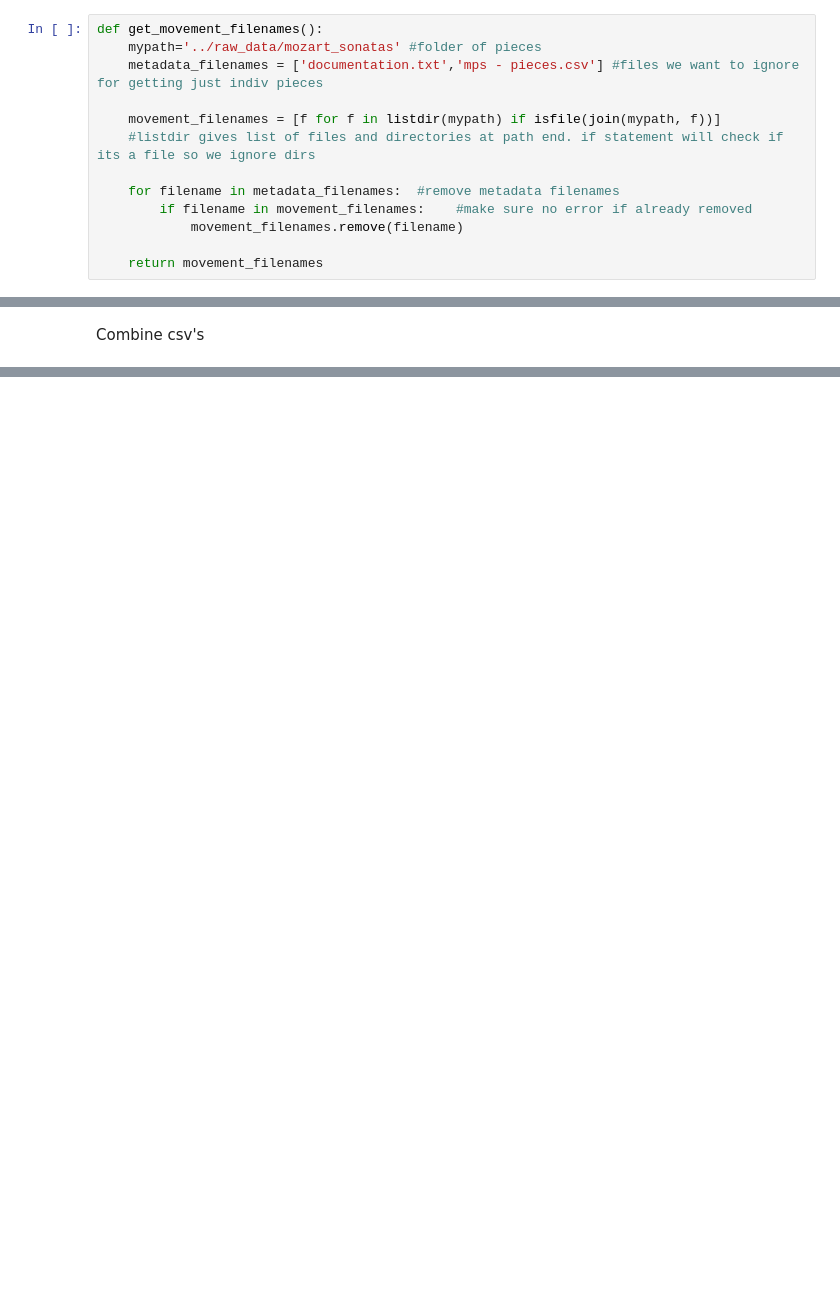
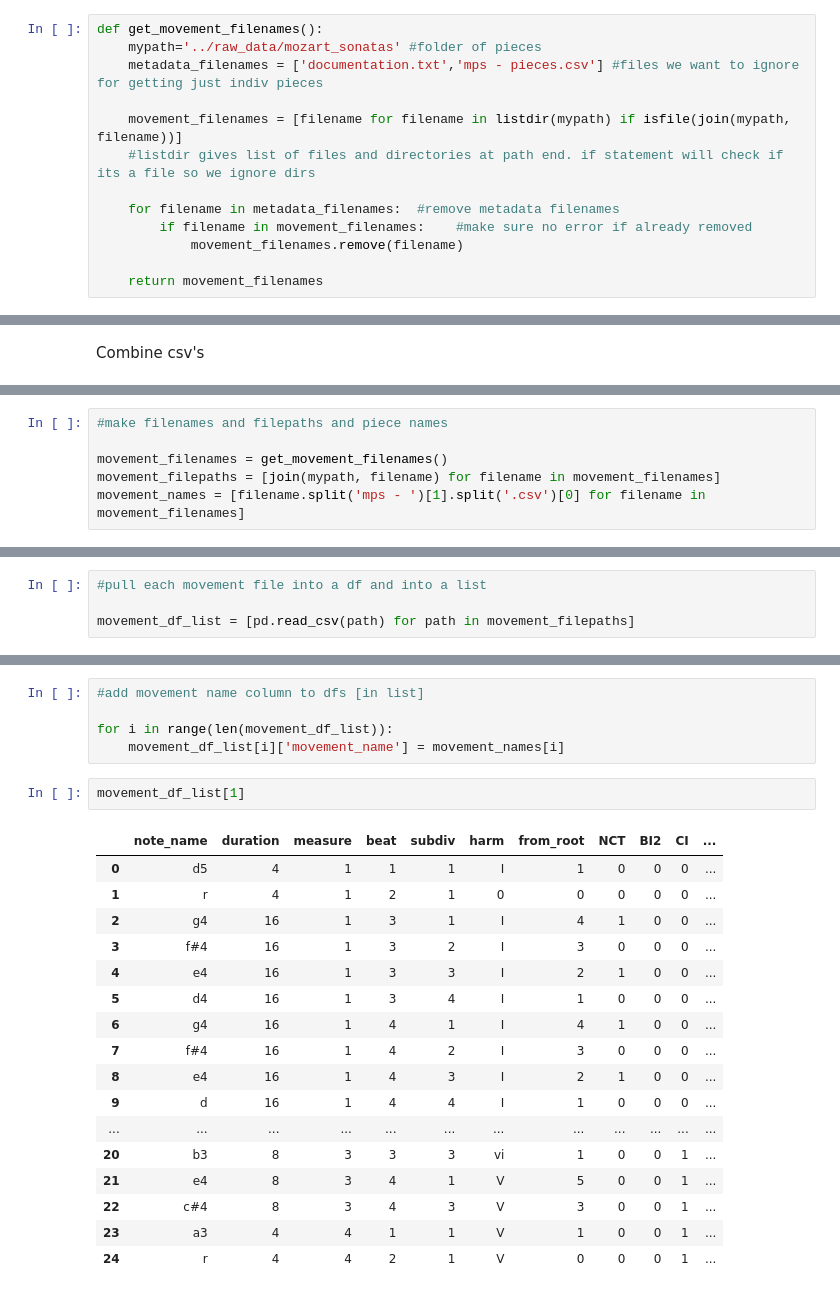
Before and after one commit to sevans47/CoolMelodyProject, a Jupyter notebook: notebooks/csv_combiner.ipynb, the cells around one changed output, grey strips where cells are left out. Drawn from its saved outputs; the diff is of its cells as text; blank space fills up the shorter version.

Commit message:
finished code to make dicts and lists of dataframes of each movement, next need to make functions

```diff
--- a/notebooks/csv_combiner.ipynb
+++ b/notebooks/csv_combiner.ipynb
@@ -30,7 +30,7 @@ def get_movement_filenames():
     mypath='../raw_data/mozart_sonatas' #folder of pieces
     metadata_filenames = ['documentation.txt','mps - pieces.csv'] #files we want to ignore for getting just indiv pieces
 
-    movement_filenames = [f for f in listdir(mypath) if isfile(join(mypath, f))]
+    movement_filenames = [filename for filename in listdir(mypath) if isfile(join(mypath, filename))]
     #listdir gives list of files and directories at path end. if statement will check if its a file so we ignore dirs
 
     for filename in metadata_filenames:  #remove metadata filenames
@@ -91,0 +43,6 @@ pd.read_csv(pieces_filepath)
+# %%
+#make filenames and filepaths and piece names
+
+movement_filenames = get_movement_filenames()
+movement_filepaths = [join(mypath, filename) for filename in movement_filenames]
+movement_names = [filename.split('mps - ')[1].split('.csv')[0] for filename in movement_filenames]
@@ -91,0 +62,4 @@ pd.read_csv(pieces_filepath)
+# %%
+#pull each movement file into a df and into a list
+
+movement_df_list = [pd.read_csv(path) for path in movement_filepaths]
@@ -91,0 +71,25 @@ pd.read_csv(pieces_filepath)
+# %%
+#add movement name column to dfs [in list]
+
+for i in range(len(movement_df_list)):
+    movement_df_list[i]['movement_name'] = movement_names[i]
+# %%
+movement_df_list[1]
+# %% [output]
+|  | note_name | duration | measure | beat | subdiv | harm | from_root | NCT | BI2 | CI | ... |
+| 0 | d5 | 4 | 1 | 1 | 1 | I | 1 | 0 | 0 | 0 | ... |
+| 1 | r | 4 | 1 | 2 | 1 | 0 | 0 | 0 | 0 | 0 | ... |
+| 2 | g4 | 16 | 1 | 3 | 1 | I | 4 | 1 | 0 | 0 | ... |
+| 3 | f#4 | 16 | 1 | 3 | 2 | I | 3 | 0 | 0 | 0 | ... |
+| 4 | e4 | 16 | 1 | 3 | 3 | I | 2 | 1 | 0 | 0 | ... |
+| 5 | d4 | 16 | 1 | 3 | 4 | I | 1 | 0 | 0 | 0 | ... |
+| 6 | g4 | 16 | 1 | 4 | 1 | I | 4 | 1 | 0 | 0 | ... |
+| 7 | f#4 | 16 | 1 | 4 | 2 | I | 3 | 0 | 0 | 0 | ... |
+| 8 | e4 | 16 | 1 | 4 | 3 | I | 2 | 1 | 0 | 0 | ... |
+| 9 | d | 16 | 1 | 4 | 4 | I | 1 | 0 | 0 | 0 | ... |
+| ... | ... | ... | ... | ... | ... | ... | ... | ... | ... | ... | ... |
+| 20 | b3 | 8 | 3 | 3 | 3 | vi | 1 | 0 | 0 | 1 | ... |
+| 21 | e4 | 8 | 3 | 4 | 1 | V | 5 | 0 | 0 | 1 | ... |
+| 22 | c#4 | 8 | 3 | 4 | 3 | V | 3 | 0 | 0 | 1 | ... |
+| 23 | a3 | 4 | 4 | 1 | 1 | V | 1 | 0 | 0 | 1 | ... |
+| 24 | r | 4 | 4 | 2 | 1 | V | 0 | 0 | 0 | 1 | ... |
```
Also changed, not shown: parts of 18 cells of this notebook.
